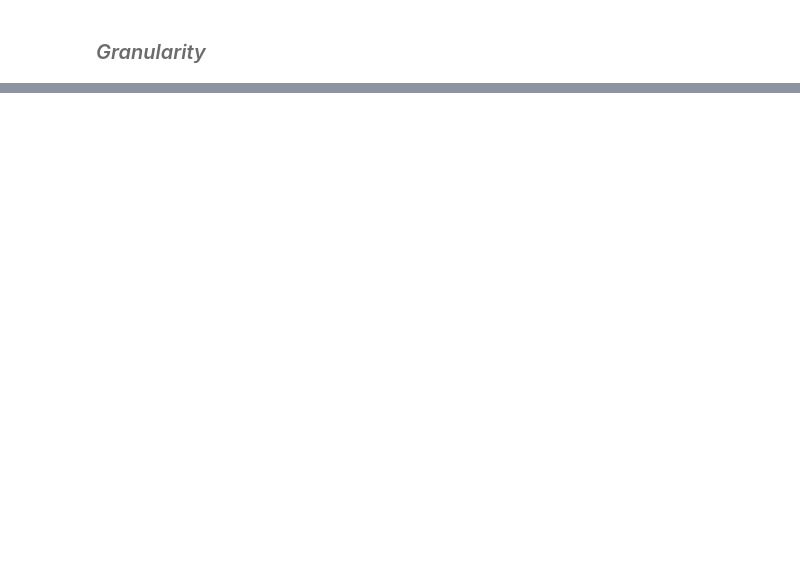
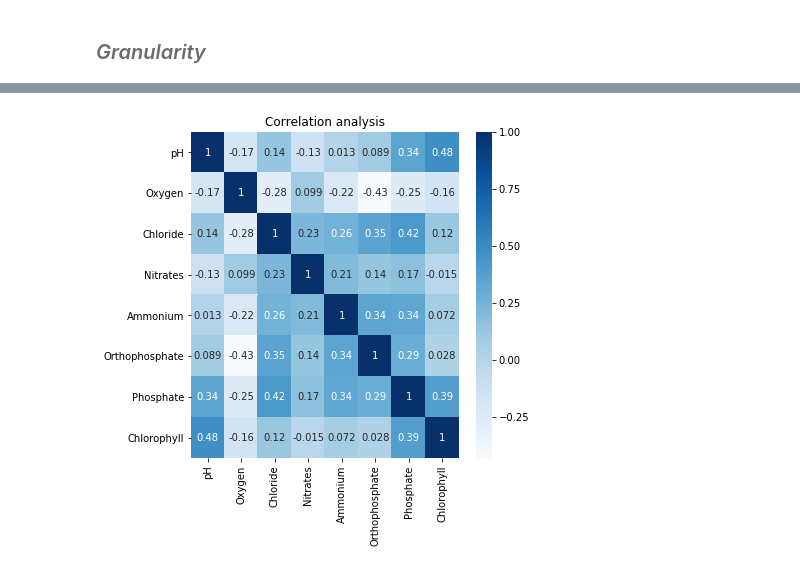
Before and after one commit to psinogas/DSlabs2019, a Jupyter notebook: Lab1.ipynb, the cells around one changed output, grey strips where cells are left out. Cells and saved outputs as stored; diff of their text form; code cells hidden in the pictures; blank space fills up the shorter version.

Commit message:
Lab1 - multi-variate analysis...

```diff
--- a/Lab1.ipynb
+++ b/Lab1.ipynb
@@ -348,0 +386,9 @@ _plt.show()
+# %%
+
+fig = _plt.figure(figsize=[6, 6])
+corr_mtx = data.corr()
+_sns.heatmap(corr_mtx, xticklabels=corr_mtx.columns, yticklabels=corr_mtx.columns, annot=True, cmap='Blues')
+_plt.title('Correlation analysis')
+_plt.show()
+# %% [output]
+[figure, added]
```
Also changed, not shown: parts of 13 cells of this notebook.
